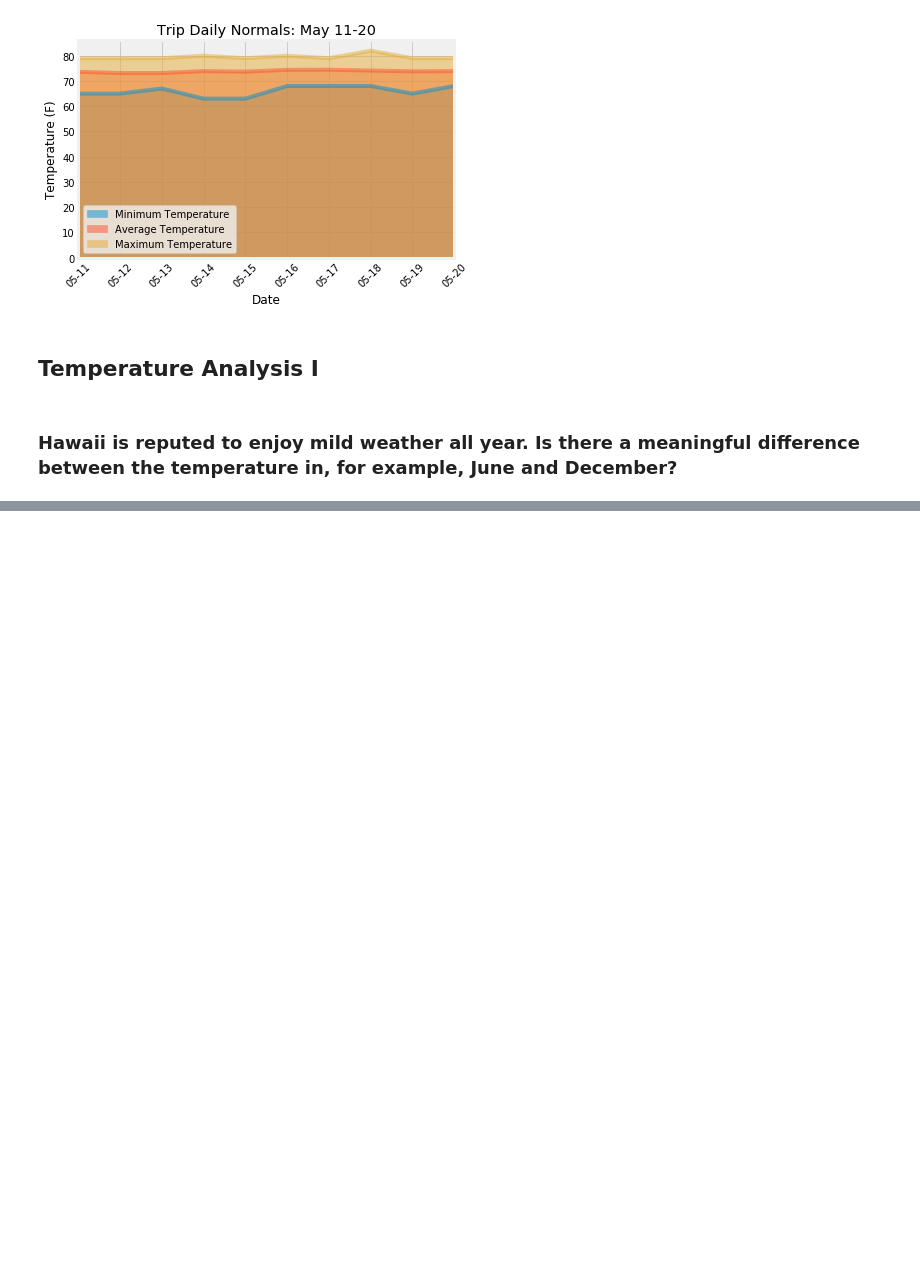
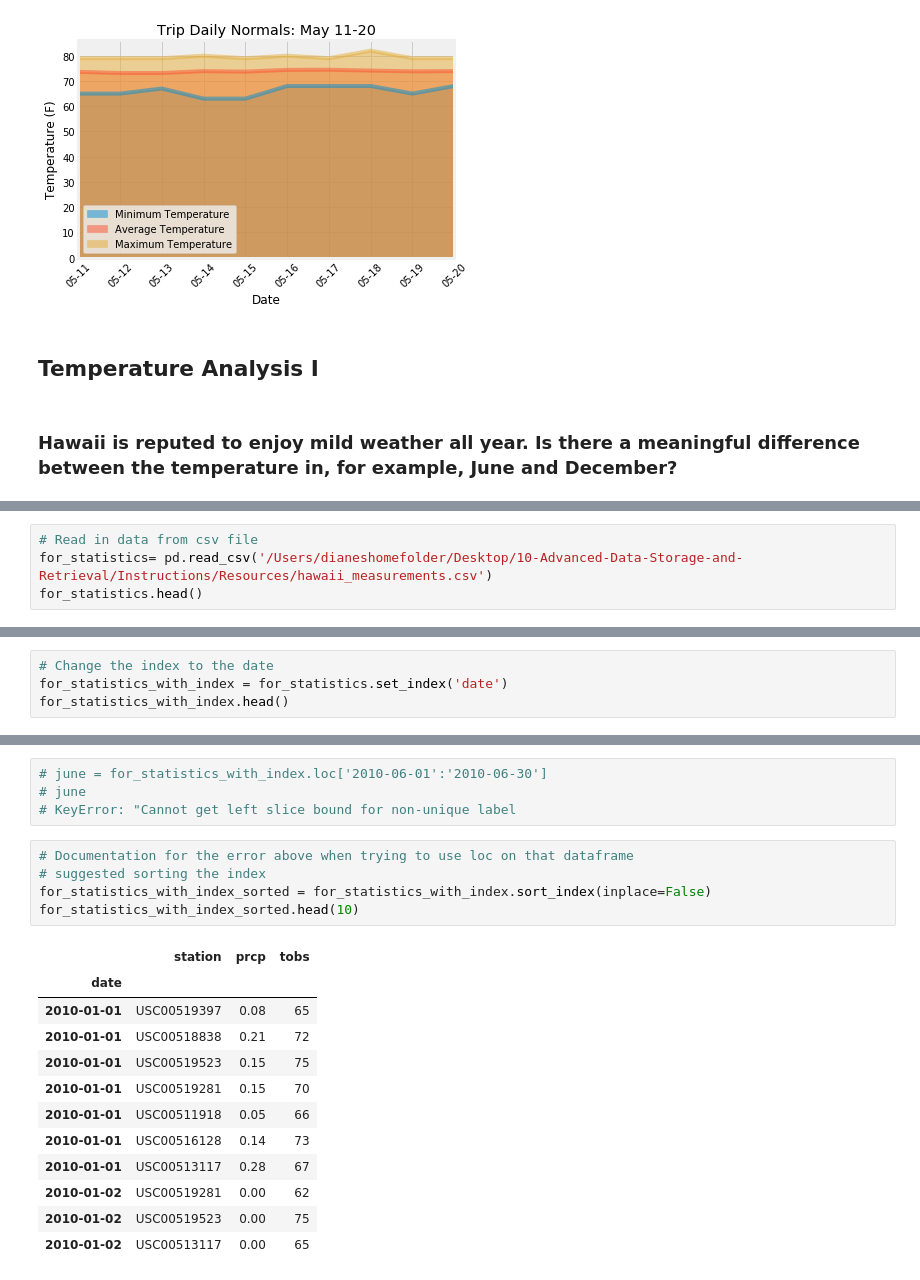
Before and after one commit to dianess/sqlalchemy-challenge, a Jupyter notebook: climate - Diane.ipynb, the cells around one changed output, grey strips where cells are left out. Cells and saved outputs as stored; diff of their text form; blank space fills up the shorter version.

Commit message:
attempted some statistics

```diff
--- a/climate - Diane.ipynb
+++ b/climate - Diane.ipynb
@@ -784,0 +822,4 @@ daily_average('12-01','12-31')
+# %%
+# Read in data from csv file
+for_statistics= pd.read_csv('/Users/dianeshomefolder/Desktop/10-Advanced-Data-Storage-and-Retrieval/Instructions/Resources/hawaii_measurements.csv')
+for_statistics.head()
@@ -784,0 +833,4 @@ daily_average('12-01','12-31')
+# %%
+# Change the index to the date
+for_statistics_with_index = for_statistics.set_index('date')
+for_statistics_with_index.head()
@@ -784,0 +870,22 @@ daily_average('12-01','12-31')
+# %%
+# june = for_statistics_with_index.loc['2010-06-01':'2010-06-30']
+# june
+# KeyError: "Cannot get left slice bound for non-unique label
+# %%
+# Documentation for the error above when trying to use loc on that dataframe
+# suggested sorting the index
+for_statistics_with_index_sorted = for_statistics_with_index.sort_index(inplace=False)
+for_statistics_with_index_sorted.head(10)
+# %% [output]
+|  | station | prcp | tobs |
+| date |  |  |  |
+| 2010-01-01 | USC00519397 | 0.08 | 65 |
+| 2010-01-01 | USC00518838 | 0.21 | 72 |
+| 2010-01-01 | USC00519523 | 0.15 | 75 |
+| 2010-01-01 | USC00519281 | 0.15 | 70 |
+| 2010-01-01 | USC00511918 | 0.05 | 66 |
+| 2010-01-01 | USC00516128 | 0.14 | 73 |
+| 2010-01-01 | USC00513117 | 0.28 | 67 |
+| 2010-01-02 | USC00519281 | 0.00 | 62 |
+| 2010-01-02 | USC00519523 | 0.00 | 75 |
+| 2010-01-02 | USC00513117 | 0.00 | 65 |
```
Also changed, not shown: parts of 28 cells of this notebook.
